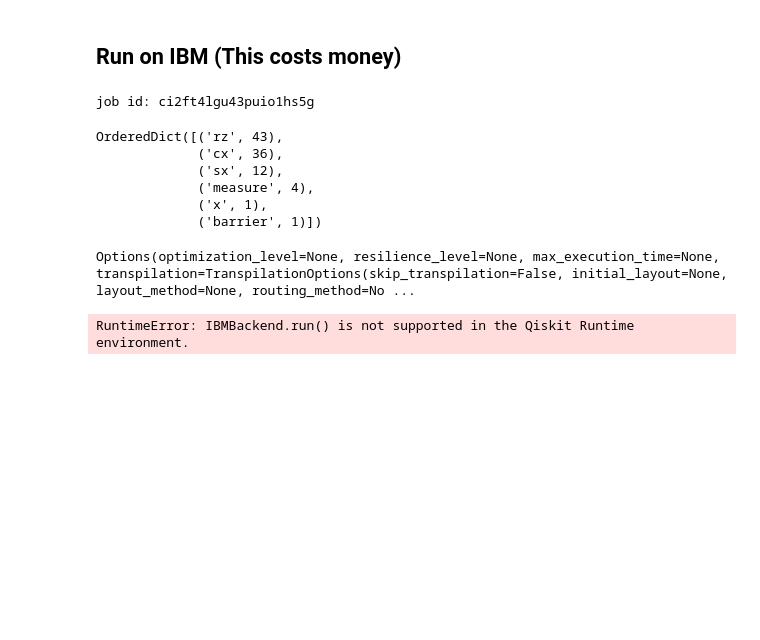
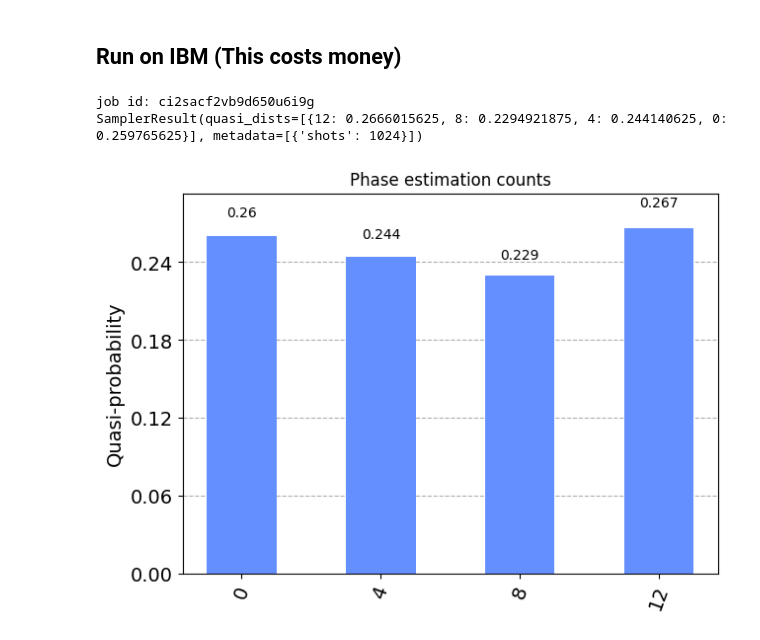
Before and after one commit to P2-718na/qft-speech, a Jupyter notebook: code/runtime-order-finding.ipynb, the cells around one changed output. Drawn from its saved outputs; the diff is of its cells as text; code cells hidden in the pictures; blank space fills up the shorter version.

```diff
--- a/code/runtime-order-finding.ipynb
+++ b/code/runtime-order-finding.ipynb
@@ -79,20 +46,23 @@ plot_histogram(counts, title='Phase estimation counts')
 ## Run on IBM (This costs money)
 # %%
 service = QiskitRuntimeService("ibm_cloud")
-backend = service.backend("ibm_algiers")
+#backend = service.backend("ibm_algiers")
+backend = service.backend("ibmq_qasm_simulator")
 
 options=Options()
 #options.max_execution_time=5
-#options.execution.shots=2
+options.execution.shots=1024
 
-job = Sampler(backend).run(circ)
+job = Sampler(backend, options=options).run(circ)
 print(f"job id: {job.job_id()}")
 phase_estimation_result = job.result()
 print(phase_estimation_result)
 counts = phase_estimation_result.quasi_dists[0]
 plot_histogram(counts, title='Phase estimation counts')
 # %% [output]
-job id: ci2ft4lgu43puio1hs5g
+job id: ci2sacf2vb9d650u6i9g
+SamplerResult(quasi_dists=[{12: 0.2666015625, 8: 0.2294921875, 4: 0.244140625, 0: 0.259765625}], metadata=[{'shots': 1024}])
+[figure, added]
 # %%
 result = transpile(circ, basis_gates=["cx", "id", "rz", "sx", "x"], optimization_level=2, seed_transpiler=1)
 #result.draw("mpl")
@@ -99,17 +69,0 @@ result = transpile(circ, basis_gates=["cx", "id", "rz", "sx", "x"], optimization
-# %%
-result.count_ops()
-# %% [output]
-OrderedDict([('rz', 43),
-             ('cx', 36),
-             ('sx', 12),
-             ('measure', 4),
-             ('x', 1),
-             ('barrier', 1)])
-# %%
-Options()
-# %% [output]
-Options(optimization_level=None, resilience_level=None, max_execution_time=None, transpilation=TranspilationOptions(skip_transpilation=False, initial_layout=None, layout_method=None, routing_method=No ...
-# %%
-backend.run(circ)
-# %% [output]
-RuntimeError: IBMBackend.run() is not supported in the Qiskit Runtime environment.
```
Also changed, not shown: parts of 6 cells of this notebook, 7 other files.
